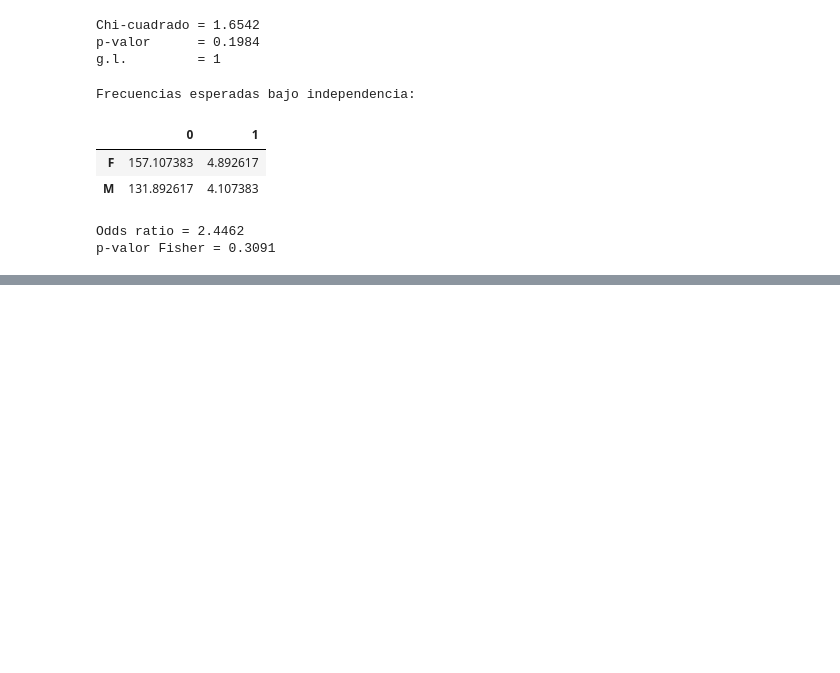
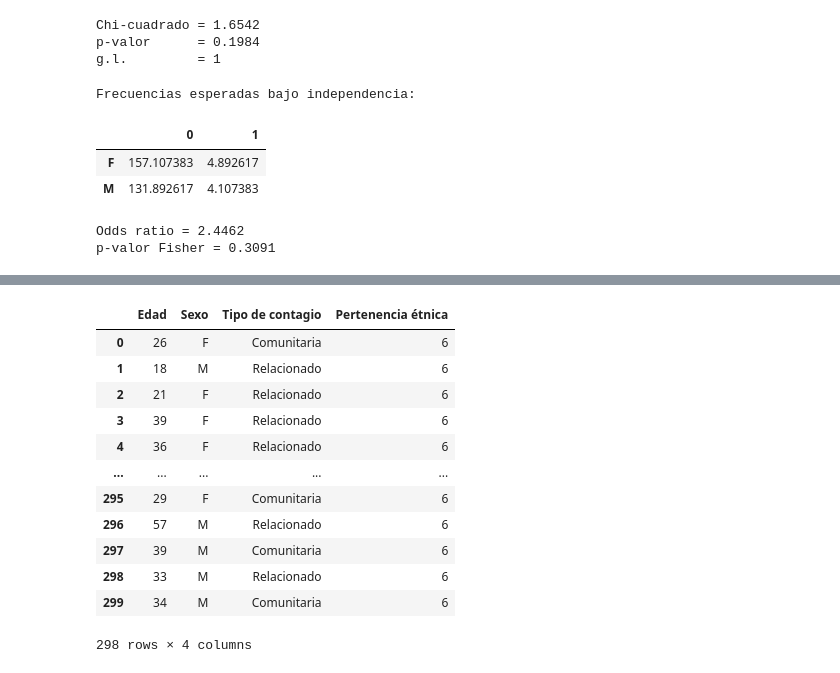
Before and after one commit to asegura4488/EDCO_IntroCienciaDatos, a Jupyter notebook: Semana3/Pandas_EstudioExploratorio.ipynb, the cells around one changed output, grey strips where cells are left out. Cells and saved outputs as stored; diff of their text form; code cells hidden in the pictures; blank space fills up the shorter version.

```diff
--- a/Semana3/Pandas_EstudioExploratorio.ipynb
+++ b/Semana3/Pandas_EstudioExploratorio.ipynb
@@ -510,0 +523,9 @@ p-valor Fisher = 0.3091
+# %%
+bins = [0,20,40,60,80,np.inf]
+labels = ['0-20','21-40','41-60','61-80','81+']
+# %%
+modelo_df['Grupo edad'] = pd.cut(
+    modelo_df['Edad'],
+    bins=bins,
+    labels=labels,
+    include_lowest=True)
@@ -510,0 +598,26 @@ p-valor Fisher = 0.3091
+# %%
+variables_model = [
+    'Edad',
+    'Sexo',
+    'Tipo de contagio',
+    'Pertenencia étnica'
+]
+
+X = modelo_df[variables_model].copy()
+y = modelo_df['fallecido'].copy()
+# %%
+X
+# %% [output]
+|  | Edad | Sexo | Tipo de contagio | Pertenencia étnica |
+| 0 | 26 | F | Comunitaria | 6 |
+| 1 | 18 | M | Relacionado | 6 |
+| 2 | 21 | F | Relacionado | 6 |
+| 3 | 39 | F | Relacionado | 6 |
+| 4 | 36 | F | Relacionado | 6 |
+| ... | ... | ... | ... | ... |
+| 295 | 29 | F | Comunitaria | 6 |
+| 296 | 57 | M | Relacionado | 6 |
+| 297 | 39 | M | Comunitaria | 6 |
+| 298 | 33 | M | Relacionado | 6 |
+| 299 | 34 | M | Comunitaria | 6 |
+298 rows × 4 columns
```
Also changed, not shown: parts of 8 cells of this notebook.
